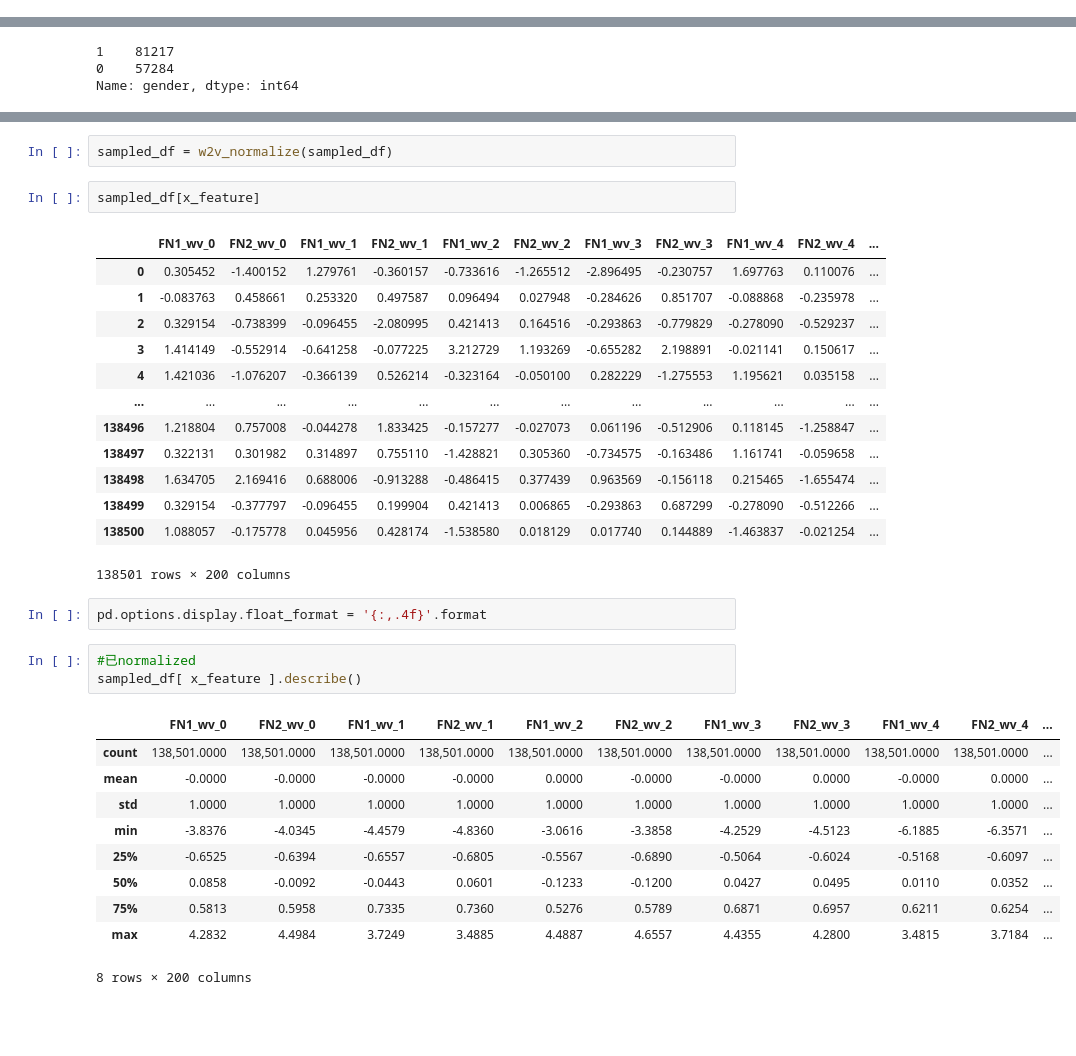
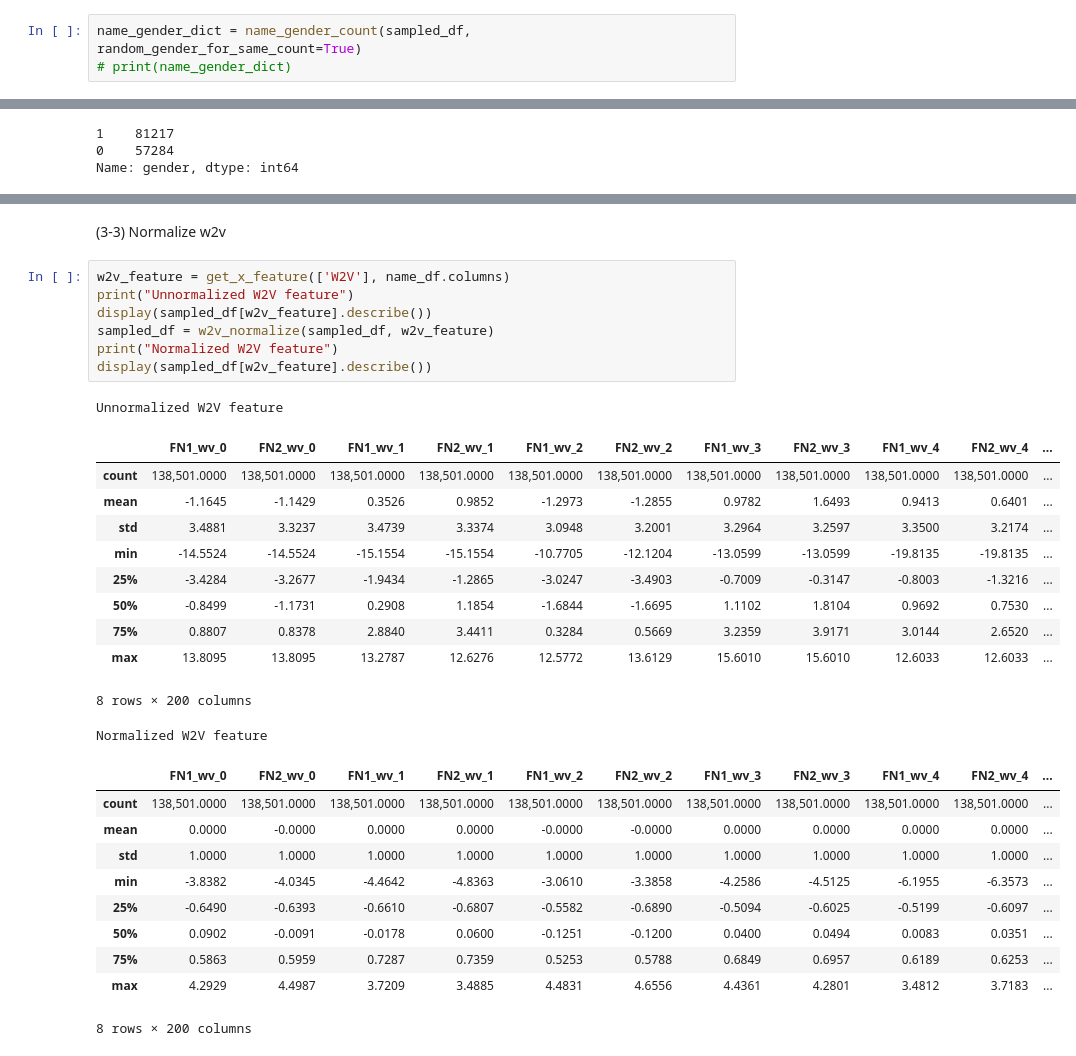
Before and after one commit to ChingYenHsiao/Behind_Names, a Jupyter notebook: Taiwan_Name_Experiment/TaiwaneseNameClassifier -feature experiment for gender 2021.ipynb, the cells around one changed output, grey strips where cells are left out. Saved outputs shown, nothing was run; the diff lists cells and outputs as text; blank space fills up the shorter version.

```diff
--- a/Taiwan_Name_Experiment/TaiwaneseNameClassifier -feature experiment for gender 2021.ipynb
+++ b/Taiwan_Name_Experiment/TaiwaneseNameClassifier -feature experiment for gender 2021.ipynb
@@ -616,0 +127,3 @@ sampled_df['mgender'] = sampled_df.apply(lambda row: add_most_gender(row),axis=1
+# %%
+name_gender_dict = name_gender_count(sampled_df, random_gender_for_same_count=True)
+# print(name_gender_dict)
@@ -708,37 +154,35 @@ sampled_df[x_feature]
-# %%
-sampled_df = w2v_normalize(sampled_df)
-# %%
-sampled_df[x_feature]
-# %% [output]
-|  | FN1_wv_0 | FN2_wv_0 | FN1_wv_1 | FN2_wv_1 | FN1_wv_2 | FN2_wv_2 | FN1_wv_3 | FN2_wv_3 | FN1_wv_4 | FN2_wv_4 | ... |
-| 0 | 0.305452 | -1.400152 | 1.279761 | -0.360157 | -0.733616 | -1.265512 | -2.896495 | -0.230757 | 1.697763 | 0.110076 | ... |
-| 1 | -0.083763 | 0.458661 | 0.253320 | 0.497587 | 0.096494 | 0.027948 | -0.284626 | 0.851707 | -0.088868 | -0.235978 | ... |
-| 2 | 0.329154 | -0.738399 | -0.096455 | -2.080995 | 0.421413 | 0.164516 | -0.293863 | -0.779829 | -0.278090 | -0.529237 | ... |
-| 3 | 1.414149 | -0.552914 | -0.641258 | -0.077225 | 3.212729 | 1.193269 | -0.655282 | 2.198891 | -0.021141 | 0.150617 | ... |
-| 4 | 1.421036 | -1.076207 | -0.366139 | 0.526214 | -0.323164 | -0.050100 | 0.282229 | -1.275553 | 1.195621 | 0.035158 | ... |
-| ... | ... | ... | ... | ... | ... | ... | ... | ... | ... | ... | ... |
-| 138496 | 1.218804 | 0.757008 | -0.044278 | 1.833425 | -0.157277 | -0.027073 | 0.061196 | -0.512906 | 0.118145 | -1.258847 | ... |
-| 138497 | 0.322131 | 0.301982 | 0.314897 | 0.755110 | -1.428821 | 0.305360 | -0.734575 | -0.163486 | 1.161741 | -0.059658 | ... |
-| 138498 | 1.634705 | 2.169416 | 0.688006 | -0.913288 | -0.486415 | 0.377439 | 0.963569 | -0.156118 | 0.215465 | -1.655474 | ... |
-| 138499 | 0.329154 | -0.377797 | -0.096455 | 0.199904 | 0.421413 | 0.006865 | -0.293863 | 0.687299 | -0.278090 | -0.512266 | ... |
-| 138500 | 1.088057 | -0.175778 | 0.045956 | 0.428174 | -1.538580 | 0.018129 | 0.017740 | 0.144889 | -1.463837 | -0.021254 | ... |
-138501 rows × 200 columns
-# %%
-pd.options.display.float_format = '{:,.4f}'.format
-# %%
-#已normalized
-sampled_df[ x_feature ].describe()
-# %% [output]
-|  | FN1_wv_0 | FN2_wv_0 | FN1_wv_1 | FN2_wv_1 | FN1_wv_2 | FN2_wv_2 | FN1_wv_3 | FN2_wv_3 | FN1_wv_4 | FN2_wv_4 | ... |
-| count | 138,501.0000 | 138,501.0000 | 138,501.0000 | 138,501.0000 | 138,501.0000 | 138,501.0000 | 138,501.0000 | 138,501.0000 | 138,501.0000 | 138,501.0000 | ... |
-| mean | -0.0000 | -0.0000 | -0.0000 | -0.0000 | 0.0000 | -0.0000 | -0.0000 | 0.0000 | -0.0000 | 0.0000 | ... |
-| std | 1.0000 | 1.0000 | 1.0000 | 1.0000 | 1.0000 | 1.0000 | 1.0000 | 1.0000 | 1.0000 | 1.0000 | ... |
-| min | -3.8376 | -4.0345 | -4.4579 | -4.8360 | -3.0616 | -3.3858 | -4.2529 | -4.5123 | -6.1885 | -6.3571 | ... |
-| 25% | -0.6525 | -0.6394 | -0.6557 | -0.6805 | -0.5567 | -0.6890 | -0.5064 | -0.6024 | -0.5168 | -0.6097 | ... |
-| 50% | 0.0858 | -0.0092 | -0.0443 | 0.0601 | -0.1233 | -0.1200 | 0.0427 | 0.0495 | 0.0110 | 0.0352 | ... |
-| 75% | 0.5813 | 0.5958 | 0.7335 | 0.7360 | 0.5276 | 0.5789 | 0.6871 | 0.6957 | 0.6211 | 0.6254 | ... |
-| max | 4.2832 | 4.4984 | 3.7249 | 3.4885 | 4.4887 | 4.6557 | 4.4355 | 4.2800 | 3.4815 | 3.7184 | ... |
-8 rows × 200 columns
+# %% [markdown]
+(3-3) Normalize w2v
+# %%
+w2v_feature = get_x_feature(['W2V'], name_df.columns)
+print("Unnormalized W2V feature")
+display(sampled_df[w2v_feature].describe())
+sampled_df = w2v_normalize(sampled_df, w2v_feature)
+print("Normalized W2V feature")
+display(sampled_df[w2v_feature].describe())
+# %% [output]
+Unnormalized W2V feature
+|  | FN1_wv_0 | FN2_wv_0 | FN1_wv_1 | FN2_wv_1 | FN1_wv_2 | FN2_wv_2 | FN1_wv_3 | FN2_wv_3 | FN1_wv_4 | FN2_wv_4 | ... |
+| count | 138,501.0000 | 138,501.0000 | 138,501.0000 | 138,501.0000 | 138,501.0000 | 138,501.0000 | 138,501.0000 | 138,501.0000 | 138,501.0000 | 138,501.0000 | ... |
+| mean | -1.1645 | -1.1429 | 0.3526 | 0.9852 | -1.2973 | -1.2855 | 0.9782 | 1.6493 | 0.9413 | 0.6401 | ... |
+| std | 3.4881 | 3.3237 | 3.4739 | 3.3374 | 3.0948 | 3.2001 | 3.2964 | 3.2597 | 3.3500 | 3.2174 | ... |
+| min | -14.5524 | -14.5524 | -15.1554 | -15.1554 | -10.7705 | -12.1204 | -13.0599 | -13.0599 | -19.8135 | -19.8135 | ... |
+| 25% | -3.4284 | -3.2677 | -1.9434 | -1.2865 | -3.0247 | -3.4903 | -0.7009 | -0.3147 | -0.8003 | -1.3216 | ... |
+| 50% | -0.8499 | -1.1731 | 0.2908 | 1.1854 | -1.6844 | -1.6695 | 1.1102 | 1.8104 | 0.9692 | 0.7530 | ... |
+| 75% | 0.8807 | 0.8378 | 2.8840 | 3.4411 | 0.3284 | 0.5669 | 3.2359 | 3.9171 | 3.0144 | 2.6520 | ... |
+| max | 13.8095 | 13.8095 | 13.2787 | 12.6276 | 12.5772 | 13.6129 | 15.6010 | 15.6010 | 12.6033 | 12.6033 | ... |
+8 rows × 200 columns
+Normalized W2V feature
+|  | FN1_wv_0 | FN2_wv_0 | FN1_wv_1 | FN2_wv_1 | FN1_wv_2 | FN2_wv_2 | FN1_wv_3 | FN2_wv_3 | FN1_wv_4 | FN2_wv_4 | ... |
+| count | 138,501.0000 | 138,501.0000 | 138,501.0000 | 138,501.0000 | 138,501.0000 | 138,501.0000 | 138,501.0000 | 138,501.0000 | 138,501.0000 | 138,501.0000 | ... |
+| mean | 0.0000 | -0.0000 | 0.0000 | 0.0000 | -0.0000 | -0.0000 | 0.0000 | 0.0000 | 0.0000 | 0.0000 | ... |
+| std | 1.0000 | 1.0000 | 1.0000 | 1.0000 | 1.0000 | 1.0000 | 1.0000 | 1.0000 | 1.0000 | 1.0000 | ... |
+| min | -3.8382 | -4.0345 | -4.4642 | -4.8363 | -3.0610 | -3.3858 | -4.2586 | -4.5125 | -6.1955 | -6.3573 | ... |
+| 25% | -0.6490 | -0.6393 | -0.6610 | -0.6807 | -0.5582 | -0.6890 | -0.5094 | -0.6025 | -0.5199 | -0.6097 | ... |
+| 50% | 0.0902 | -0.0091 | -0.0178 | 0.0600 | -0.1251 | -0.1200 | 0.0400 | 0.0494 | 0.0083 | 0.0351 | ... |
+| 75% | 0.5863 | 0.5959 | 0.7287 | 0.7359 | 0.5253 | 0.5788 | 0.6849 | 0.6957 | 0.6189 | 0.6253 | ... |
+| max | 4.2929 | 4.4987 | 3.7209 | 3.4885 | 4.4831 | 4.6556 | 4.4361 | 4.2801 | 3.4812 | 3.7183 | ... |
+8 rows × 200 columns
 # %%
 sampled_df.head()
 # %% [output]
```
Also changed, not shown: parts of 76 cells of this notebook, 2 other files.
